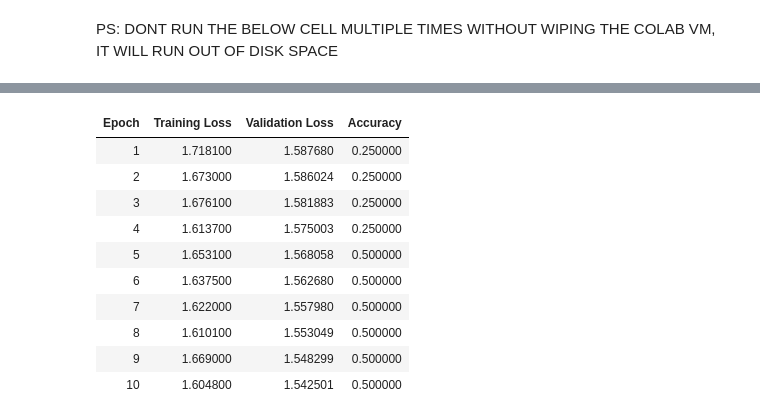
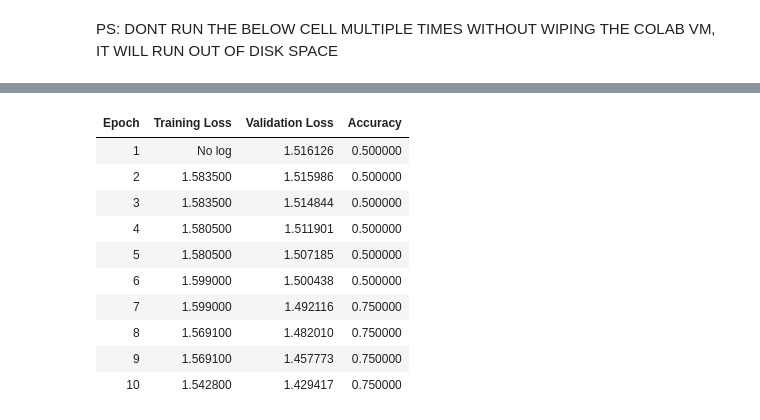
Before and after one commit to shreyasvinaya/SAiDL-Summer-Assignment-2023, a Jupyter notebook: SAIDL_assignment_task2_NLP.ipynb, the cells around one changed output, grey strips where cells are left out. Saved outputs shown, nothing was run; the diff lists cells and outputs as text; code cells hidden in the pictures.

```diff
--- a/SAIDL_assignment_task2_NLP.ipynb
+++ b/SAIDL_assignment_task2_NLP.ipynb
@@ -172,7 +214,7 @@ from sklearn.model_selection import train_test_split
 from sklearn.metrics import accuracy_score
 from transformers import BertTokenizer, BertForSequenceClassification, TrainingArguments, Trainer
 from transformers import AutoTokenizer, AutoModelForSequenceClassification
-
+torch.cuda.empty_cache()
 # Load pre-trained BERT and mBERT models and tokenizers
 tokenizer_bert = BertTokenizer.from_pretrained("bert-base-multilingual-cased")
 model_bert = BertForSequenceClassification.from_pretrained("bert-base-multilingual-cased", num_labels=5)
@@ -204,11 +246,24 @@ class CodeMixedDataset(torch.utils.data.Dataset):
 # Split the dataset into training and validation sets
 train_data, val_data = train_test_split(data_sample, test_size=0.2)
 
-# Create dataset objects for training and validation
-train_dataset = CodeMixedDataset(train_data["cmi_0.4"].tolist(), train_data["labels"].tolist(), tokenizer_bert)
-val_dataset = CodeMixedDataset(val_data["cmi_0.4"].tolist(), val_data["labels"].tolist(), tokenizer_bert)
+# Create dataset objects for training and validation - 0.4
+# train_dataset_4 = CodeMixedDataset(train_data["cmi_0.4"].tolist(), train_data["labels"].tolist(), tokenizer_bert)
+# val_dataset_4 = CodeMixedDataset(val_data["cmi_0.4"].tolist(), val_data["labels"].tolist(), tokenizer_bert)
 
 
+# # Create dataset objects for training and validation - 0.2
+# train_dataset_2 = CodeMixedDataset(train_data["cmi_0.2"].tolist(), train_data["labels"].tolist(), tokenizer_bert)
+# val_dataset_2 = CodeMixedDataset(val_data["cmi_0.2"].tolist(), val_data["labels"].tolist(), tokenizer_bert)
+
+
+# Create dataset objects for training and validation - 0.6
+train_dataset_6 = CodeMixedDataset(train_data["cmi_0.6"].tolist(), train_data["labels"].tolist(), tokenizer_bert)
+val_dataset_6 = CodeMixedDataset(val_data["cmi_0.6"].tolist(), val_data["labels"].tolist(), tokenizer_bert)
+
+
+# # Create dataset objects for training and validation - 0.0
+# train_dataset_0 = CodeMixedDataset(train_data["text"].tolist(), train_data["labels"].tolist(), tokenizer_bert)
+# val_dataset_0 = CodeMixedDataset(val_data["text"].tolist(), val_data["labels"].tolist(), tokenizer_bert)
 
 def compute_metrics(eval_pred):
     logits, labels = eval_pred
@@ -217,15 +272,15 @@ def compute_metrics(eval_pred):
 
 
 # Define Trainer and TrainingArguments for BERT model (will GPU run out of memory?)
-training_args_bert = TrainingArguments(
-    output_dir='./results_bert',
+training_args_bert_4 = TrainingArguments(
+    output_dir='./results_bert_6',
     num_train_epochs=10,
     per_device_train_batch_size=16,
     per_device_eval_batch_size=64,
     warmup_steps=500,
     weight_decay=0.01,
     logging_dir='./logs_bert',
-    logging_steps=1,
+    logging_steps=2,
     load_best_model_at_end=True,
     metric_for_best_model="accuracy",
     evaluation_strategy="epoch",
@@ -235,9 +290,9 @@ training_args_bert = TrainingArguments(
 
 trainer_bert = Trainer(
     model=model_bert,
-    args=training_args_bert,
-    train_dataset=train_dataset,
-    eval_dataset=val_dataset,
+    args=training_args_bert_4,
+    train_dataset=train_dataset_6,
+    eval_dataset=val_dataset_6,
     compute_metrics=compute_metrics
 )
 
@@ -245,40 +300,7 @@ trainer_bert = Trainer(
 trainer_bert.train()
 
 # Save the finetuned BERT model
-trainer_bert.save_model("./fine_tuned_bert")
+trainer_bert.save_model("./fine_tuned_bert_6")
 
 # Clearing Cache so that colab doesnt freak out
-torch.cuda.empty_cache()
-
-# Repeat the process for mBERT model and hope GPU doesnt run out of memory
-train_mdataset = CodeMixedDataset(train_data["cmi_0.4"].tolist(), train_data["labels"].tolist(), tokenizer_mbert)
-val_mdataset = CodeMixedDataset(val_data["cmi_0.4"].tolist(), val_data["labels"].tolist(), tokenizer_mbert)
-
-training_args_mbert = TrainingArguments(
-    output_dir='./results_mbert',
-    num_train_epochs=10,
-    per_device_train_batch_size=16,
-    per_device_eval_batch_size=64,
-    warmup_steps=500,
-    weight_decay=0.01,
-    logging_dir='./logs_mbert',
-    logging_steps=1,
-    load_best_model_at_end=True,
-    metric_for_best_model="accuracy",
-    evaluation_strategy="epoch",
-    save_strategy="epoch"
-)
-trainer_mbert = Trainer(
-    model=model_mbert,
-    args=training_args_mbert,
-    train_dataset=train_mdataset,
-    eval_dataset=val_mdataset,
-    compute_metrics=compute_metrics
-)
-
-# Finetune mBERT model on the training data
-trainer_mbert.train()
-
-# Save the finetuned mBERT model
-trainer_mbert.save_model("./fine_tuned_mbert")
 # %% [output]
@@ -296,11 +318,11 @@ You should probably TRAIN this model on a down-stream task to be able to use it
 | Epoch | Training Loss | Validation Loss | Accuracy |
-| 1 | 1.718100 | 1.587680 | 0.250000 |
-| 2 | 1.673000 | 1.586024 | 0.250000 |
-| 3 | 1.676100 | 1.581883 | 0.250000 |
-| 4 | 1.613700 | 1.575003 | 0.250000 |
-| 5 | 1.653100 | 1.568058 | 0.500000 |
-| 6 | 1.637500 | 1.562680 | 0.500000 |
-| 7 | 1.622000 | 1.557980 | 0.500000 |
-| 8 | 1.610100 | 1.553049 | 0.500000 |
-| 9 | 1.669000 | 1.548299 | 0.500000 |
-| 10 | 1.604800 | 1.542501 | 0.500000 |
+| 1 | No log | 1.516126 | 0.500000 |
+| 2 | 1.583500 | 1.515986 | 0.500000 |
+| 3 | 1.583500 | 1.514844 | 0.500000 |
+| 4 | 1.580500 | 1.511901 | 0.500000 |
+| 5 | 1.580500 | 1.507185 | 0.500000 |
+| 6 | 1.599000 | 1.500438 | 0.500000 |
+| 7 | 1.599000 | 1.492116 | 0.750000 |
+| 8 | 1.569100 | 1.482010 | 0.750000 |
+| 9 | 1.569100 | 1.457773 | 0.750000 |
+| 10 | 1.542800 | 1.429417 | 0.750000 |
```
Also changed, not shown: parts of 10 cells of this notebook.
